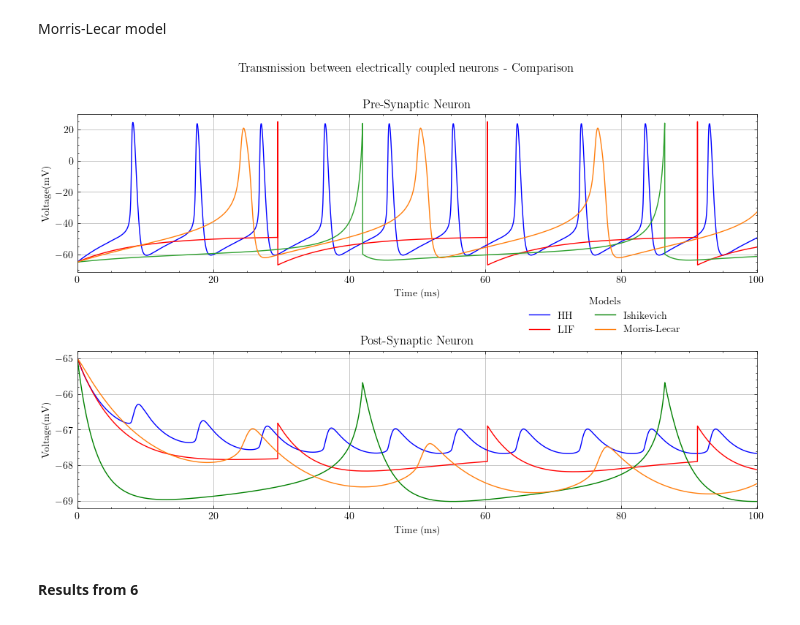
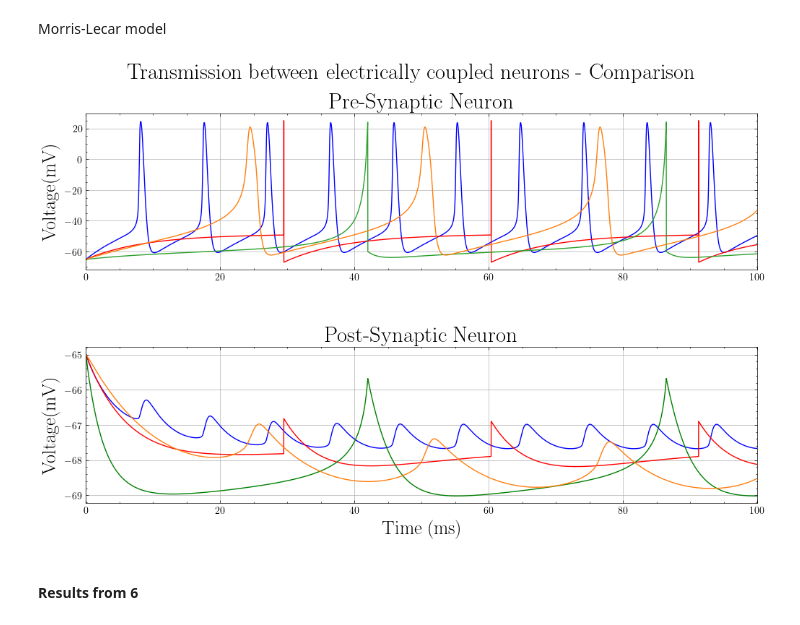
Before and after one commit to Sir-Bip-Bop/Gap-Junction-Coupling-Studies, a Jupyter notebook: NeuronPairs/GHResults2.ipynb, the cells around one changed output. Drawn from its saved outputs; the diff is of its cells as text; code cells hidden in the pictures.

```diff
--- a/NeuronPairs/GHResults2.ipynb
+++ b/NeuronPairs/GHResults2.ipynb
@@ -9,6 +9,8 @@ import project
 plt.style.use('science')
 plt.rcParams["figure.figsize"] = (12,7)
 plt.rcParams.update({"axes.grid" : True})
+plt.rcParams.update({"axes.titlesize": 22})
+plt.rcParams.update({"axes.labelsize": 19})
 # %% [markdown]
 #### Results from Experiment 2a/configuration of the gap junction coupling
 # %% [markdown]
@@ -871,37 +871,37 @@ time = np.linspace(0,t_final,int(t_final/dt))
 
 fig, (ax1, ax2) = plt.subplots(2,1)
 
 fig.subplots_adjust(hspace=0.5)
-ax1.set_xlabel('Time (ms)')
+#ax1.set_xlabel('Time (ms)')
 ax2.set_xlabel('Time (ms)')
 
 ax1.set_ylabel('Voltage(mV)')
 ax2.set_ylabel('Voltage(mV)')
 
 ax1.set_xlim(0,100)
 ax2.set_xlim(0,100)
 
 
-plt.suptitle('Transmission between electrically coupled neurons - Comparison')
+plt.suptitle('Transmission between electrically coupled neurons - Comparison', fontsize= 22)
 
 ax1.title.set_text('Pre-Synaptic Neuron')
 ax1.plot(time,data4B_HH[:,0], color = 'b', label = 'HH')
 ax1.plot(time,data4B_IF[:,0], color = 'r', label = 'LIF')
 ax1.plot(time,data4B_Ish[:,0], color = 'tab:green', label = 'Ishikevich')
 ax1.plot(time,data4B_ML[:,0], label = 'Morris-Lecar', color = 'tab:orange')
 
 ax2.title.set_text('Post-Synaptic Neuron')
 
 ax2.plot(time,data4B_HH[:,1], label = 'HH', color = 'b')
 ax2.plot(time,data4B_IF[:,1], label =' LIF', color= 'red')
 ax2.plot(time,data4B_Ish[:,1], label = 'Ishikevich', color = 'green')
 ax2.plot(time,data4B_ML[:,1], color = 'tab:orange', label = ' Morris-Lecar')
 
-ax2.legend(title = 'Models',bbox_to_anchor=(0.9, 1.4), ncols = 2)
+#ax2.legend(title = 'Models',bbox_to_anchor=(0.9, 1.4), ncols = 2)
 
 plt.show()
 # %% [output]
-[figure, old version]
+[figure, new version]
 # %% [markdown]
 #### Results from 6
 # %%
```
Also changed, not shown: parts of 12 cells of this notebook, 17 other files.
